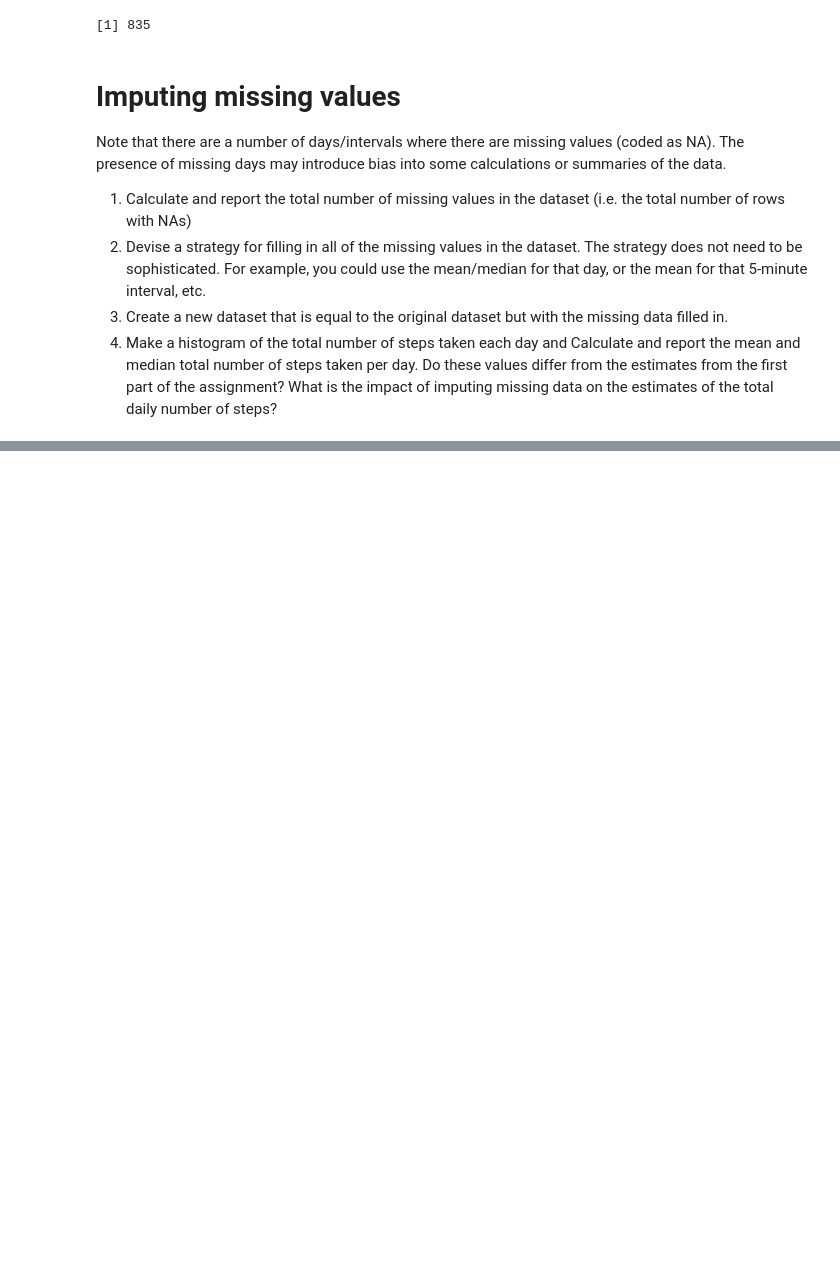
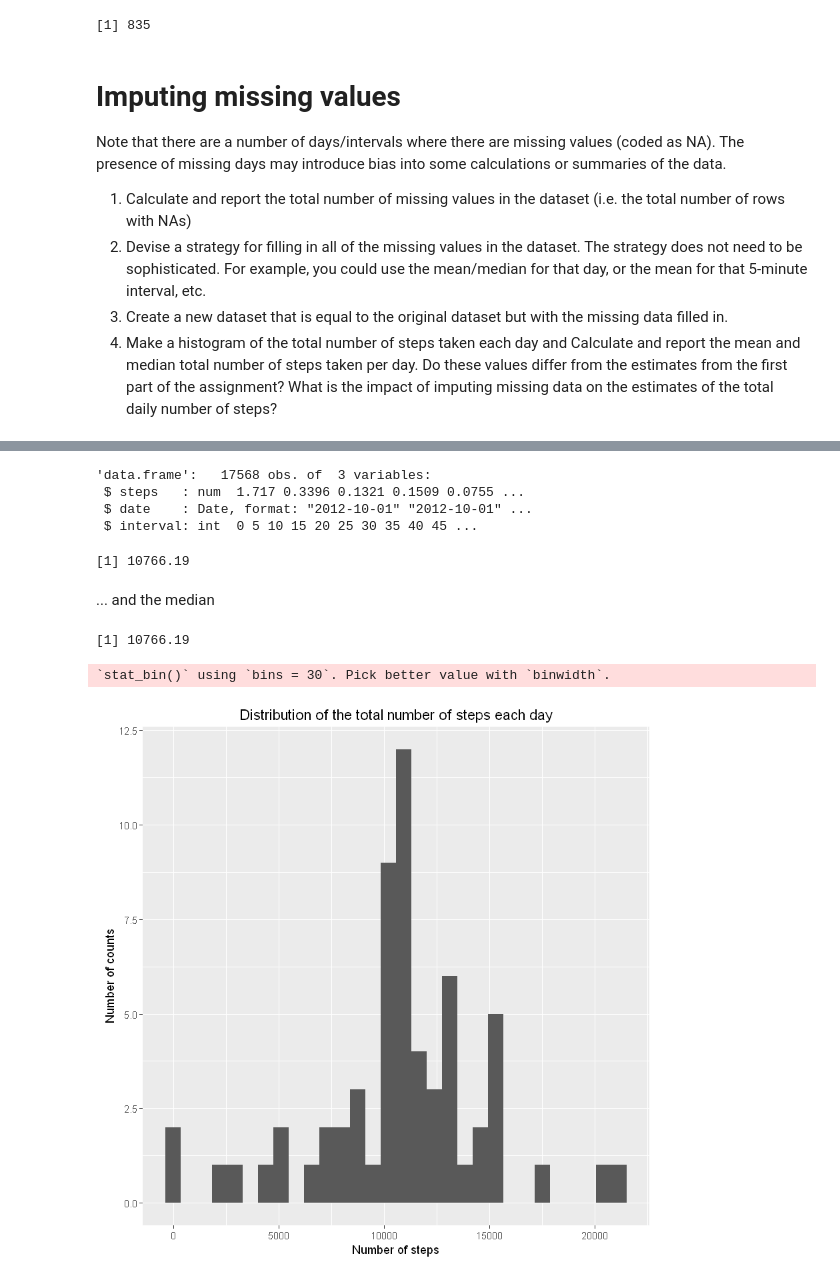
Before and after one commit to mydatasciencecourse/RepData_PeerAssessment1, a Jupyter notebook: Course project 1.ipynb, the cells around one changed output, grey strips where cells are left out. Cells and saved outputs as stored; diff of their text form; code cells hidden in the pictures; blank space fills up the shorter version.

```diff
--- a/Course project 1.ipynb
+++ b/Course project 1.ipynb
@@ -158,7 +158,7 @@ Note that there are a number of days/intervals where there are missing values (c
 3. Create a new dataset that is equal to the original dataset but with the missing data filled in.
 4. Make a histogram of the total number of steps taken each day and Calculate and report the mean and median total number of steps taken per day. Do these values differ from the estimates from the first part of the assignment? What is the impact of imputing missing data on the estimates of the total daily number of steps?
 # %%
-sum=sum(is.na(data$steps))
+missing=sum(is.na(data$steps))
 total=nrow(data)
-sprintf("Rows with missing steps: %d, total rows: %d, relation of missing values: %f", sum, total, sum/total)
+sprintf("Rows with missing steps: %d, total rows: %d, relation of missing values: %f", missing, total, sum/total)
 # %% [output]
@@ -165,0 +166,4 @@ sprintf("Rows with missing steps: %d, total rows: %d, relation of missing values
+# %%
+intervalMean=dcast(byDateAndinterval, interval ~ "mean", mean, na.rm=T, fill=0)
+rownames(intervalMean)=intervalMean$interval
+summary(intervalMean)
@@ -165,0 +178,9 @@ sprintf("Rows with missing steps: %d, total rows: %d, relation of missing values
+# %%
+imputedData<-data
+numberOfNAsBefore<-sum(is.na(imputedData$steps))
+stepsAreNAHere<-which(is.na(imputedData$steps))
+imputedData[stepsAreNAHere, 'steps']<-sapply(stepsAreNAHere, function(ind){
+   intervalMean[as.character(imputedData[ind,]$interval), ]$mean
+})
+head(imputedData)
+sprintf("Number of NAs before: %d, number of NAs after: %d", numberOfNAsBefore, sum(is.na(imputedData$steps)))
@@ -165,0 +196,31 @@ sprintf("Rows with missing steps: %d, total rows: %d, relation of missing values
+# %%
+str(imputedData)
+# %% [output]
+'data.frame':   17568 obs. of  3 variables:
+ $ steps   : num  1.717 0.3396 0.1321 0.1509 0.0755 ...
+ $ date    : Date, format: "2012-10-01" "2012-10-01" ...
+ $ interval: int  0 5 10 15 20 25 30 35 40 45 ...
+# %%
+byDateAndIntervalImputed=melt(imputedData, id.vars = c("date", "interval"))
+byDateAndIntervalImputed$value=as.double(byDateAndIntervalImputed$value)
+
+dailyTotalImputed=dcast(byDateAndIntervalImputed, date ~ "total", sum)
+dailyMeanImputed=dcast(byDateAndIntervalImputed, date ~ "mean", mean, na.rm=T)
+dailyMedianImputed=dcast(byDateAndIntervalImputed, date ~ "median", median, na.rm=T)
+# %%
+mean(dailyTotalImputed$total)
+# %% [output]
+[1] 10766.19
+# %% [markdown]
+... and the median
+# %%
+median(dailyTotalImputed$total)
+# %% [output]
+[1] 10766.19
+# %%
+ggplot(data=dailyTotalImputed, aes(total))+
+    geom_histogram()+
+    labs(x="Number of steps", y="Number of counts", title="Distribution of the total number of steps each day")
+# %% [output]
+`stat_bin()` using `bins = 30`. Pick better value with `binwidth`.
+[figure, added]
```
Also changed, not shown: parts of 16 cells of this notebook, 2 other files.
